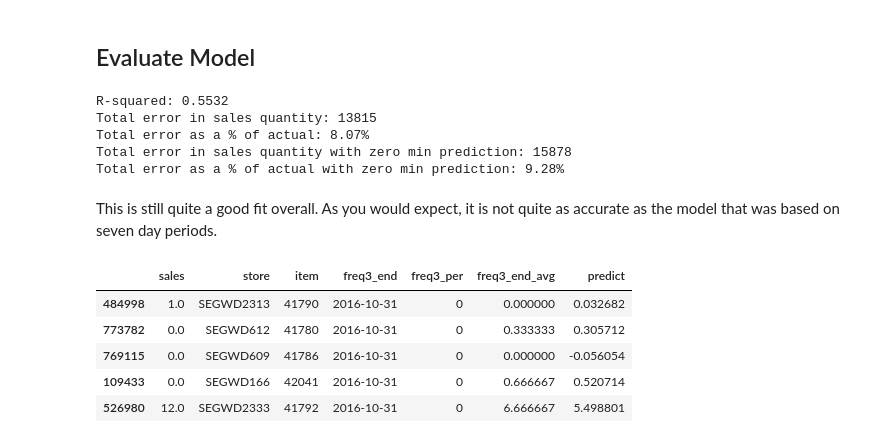
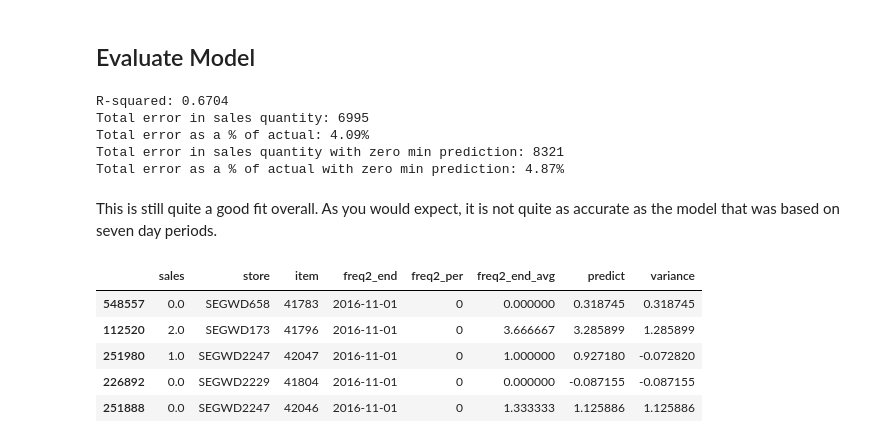
Before and after one commit to CalebEverett/store_model, a Jupyter notebook: store_model_2.ipynb, the cells around one changed output. Drawn from its saved outputs; the diff is of its cells as text; code cells hidden in the pictures.

```diff
--- a/store_model_2.ipynb
+++ b/store_model_2.ipynb
@@ -261,6 +261,6 @@ def calc_trailing(orders_per_week):
 
     return df_final.groupby(g).sum()
 # %%
-df_final = calc_trailing(3)
+df_final = calc_trailing(2)
 df_final.head(10)
 # %% [output]
@@ -392,7 +392,7 @@ y_test = data_test.iloc[:,0].as_matrix()
 This is where we actually train the model. I ran it for 200 iterations - more won't likely increase the predictive power of the model, but there are some other diagnostics we can run to see what other improvements we can make.
 # %%
 from sklearn import linear_model
-clf = linear_model.SGDRegressor(n_iter=50)
+clf = linear_model.SGDRegressor(n_iter=200)
 clf.fit(X_train, y_train)
 # %% [output]
 SGDRegressor(alpha=0.0001, average=False, epsilon=0.1, eta0=0.01,
@@ -413,23 +413,24 @@ print('Total error as a % of actual: {:.{p}f}%'.format(sum(error) / sum(y_test)*
 print('Total error in sales quantity with zero min prediction: {:.{p}f}'.format(sum(error)+error_neg, p=0))
 print('Total error as a % of actual with zero min prediction: {:.{p}f}%'.format((sum(error)+error_neg) / sum(y_test)*100, p=2))
 # %% [output]
-R-squared: 0.5532
-Total error in sales quantity: 13815
-Total error as a % of actual: 8.07%
-Total error in sales quantity with zero min prediction: 15878
-Total error as a % of actual with zero min prediction: 9.28%
+R-squared: 0.6704
+Total error in sales quantity: 6995
+Total error as a % of actual: 4.09%
+Total error in sales quantity with zero min prediction: 8321
+Total error as a % of actual with zero min prediction: 4.87%
 # %% [markdown]
 This is still quite a good fit overall. As you would expect, it is not quite as accurate as the model that was based on seven day periods.
 # %%
 data_predict = data_test.iloc[:,:5]
 data_predict[freq_avg] = data[freq_avg] * std + mu
 data_predict['predict'] = predict
+data_predict['variance'] = predict - data_predict['sales']
 data_predict.head()
 # %% [output]
-|  | sales | store | item | freq3_end | freq3_per | freq3_end_avg | predict |
-| 484998 | 1.0 | SEGWD2313 | 41790 | 2016-10-31 | 0 | 0.000000 | 0.032682 |
-| 773782 | 0.0 | SEGWD612 | 41780 | 2016-10-31 | 0 | 0.333333 | 0.305712 |
-| 769115 | 0.0 | SEGWD609 | 41786 | 2016-10-31 | 0 | 0.000000 | -0.056054 |
-| 109433 | 0.0 | SEGWD166 | 42041 | 2016-10-31 | 0 | 0.666667 | 0.520714 |
-| 526980 | 12.0 | SEGWD2333 | 41792 | 2016-10-31 | 0 | 6.666667 | 5.498801 |
+|  | sales | store | item | freq2_end | freq2_per | freq2_end_avg | predict | variance |
+| 548557 | 0.0 | SEGWD658 | 41783 | 2016-11-01 | 0 | 0.000000 | 0.318745 | 0.318745 |
+| 112520 | 2.0 | SEGWD173 | 41796 | 2016-11-01 | 0 | 3.666667 | 3.285899 | 1.285899 |
+| 251980 | 1.0 | SEGWD2247 | 42047 | 2016-11-01 | 0 | 1.000000 | 0.927180 | -0.072820 |
+| 226892 | 0.0 | SEGWD2229 | 41804 | 2016-11-01 | 0 | 0.000000 | -0.087155 | -0.087155 |
+| 251888 | 0.0 | SEGWD2247 | 42046 | 2016-11-01 | 0 | 1.333333 | 1.125886 | 1.125886 |
 # %%
```
Also changed, not shown: parts of 8 cells of this notebook.
